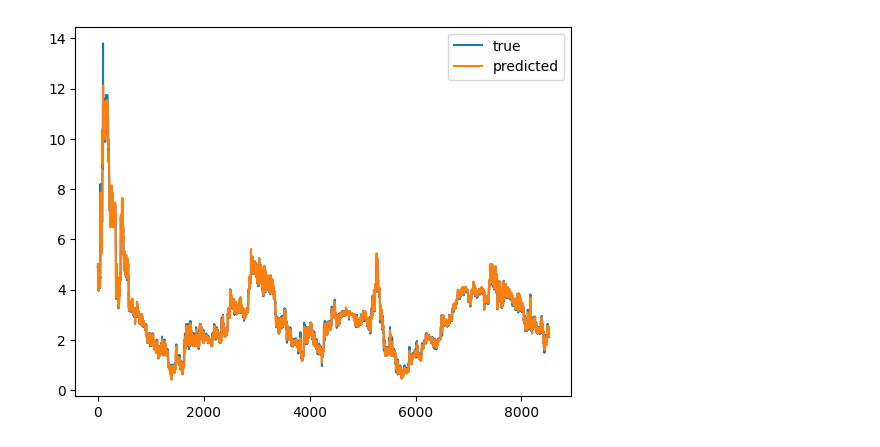
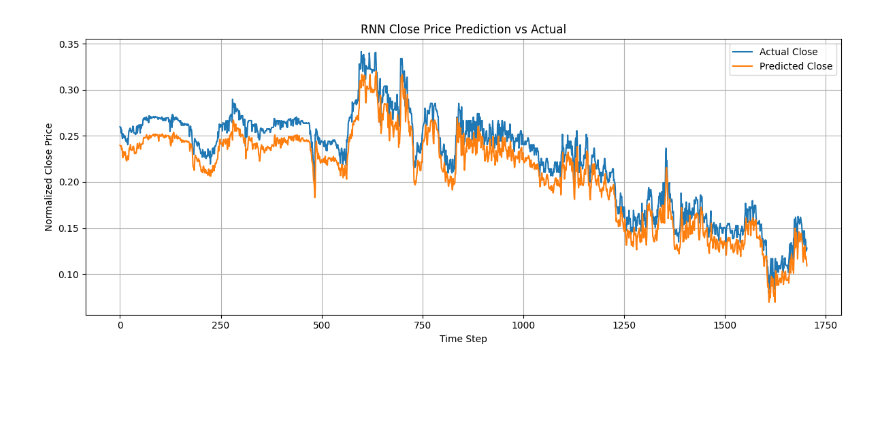
Before and after one commit to JungWooJJING/AI_Class, a Jupyter notebook: 12week/RNN_AAME.ipynb, the cells around one changed output. Cells and saved outputs as stored; diff of their text form; code cells hidden in the pictures; blank space fills up the shorter version.

```diff
--- a/12week/RNN_AAME.ipynb
+++ b/12week/RNN_AAME.ipynb
@@ -51,4 +69,10 @@ X, y = make_sample(seq_data, 7)
 # %%
-X = X.reshape((X.shape[0], X.shape[1], 1))
-print(X.shape)  # 예: (n_samples, 7, 1)
+# RNN 모델 구성
+model = Sequential([
+    SimpleRNN(64, activation='tanh', input_shape=(window_size, 4)),
+    Dense(1)
+])
+model.compile(optimizer='adam', loss='mse')
+
+model.summary()
 # %% [output]
@@ -56,11 +90,3 @@ print(X.shape)  # 예: (n_samples, 7, 1)
 # %%
-from tensorflow.keras.models import Sequential
-from tensorflow.keras.layers import SimpleRNN, Dense
-
-model = Sequential()
-model.add(SimpleRNN(units=32, activation='tanh', input_shape=(X.shape[1], X.shape[2])))
-model.add(Dense(1))
-
-model.compile(optimizer='adam', loss='mse')
-model.summary()
+model.fit(X_train, y_train, epochs=50, batch_size=16, validation_data=(X_test, y_test))
 # %% [output]
@@ -78,3 +111,9 @@ Model: "sequential"
 # %%
-history = model.fit(X, y, epochs=20, batch_size=16, validation_split=0.1)
+
+# 예측
+y_pred = model.predict(X_test)
+
+# MSE 계산 및 출력
+mse = mean_squared_error(y_test, y_pred)
+print(f"Test MSE (Normalized): {mse:.6f}")
 # %% [output]
@@ -98,10 +122,13 @@ Epoch 20/20
 # %%
-import matplotlib.pyplot as plt
-
-pred = model.predict(X)
-
-plt.plot(y, label='true')
-plt.plot(pred, label='predicted')
+# 시각화
+plt.figure(figsize=(12, 5))
+plt.plot(y_test, label='Actual Close')
+plt.plot(y_pred, label='Predicted Close')
+plt.title('RNN Close Price Prediction vs Actual')
+plt.xlabel('Time Step')
+plt.ylabel('Normalized Close Price')
 plt.legend()
+plt.grid(True)
+plt.tight_layout()
 plt.show()
 # %% [output]
@@ -109 +135 @@ plt.show()
-[figure, old version]
+[figure, new version]
```
Also changed, not shown: parts of 10 cells of this notebook, 1 other file.
